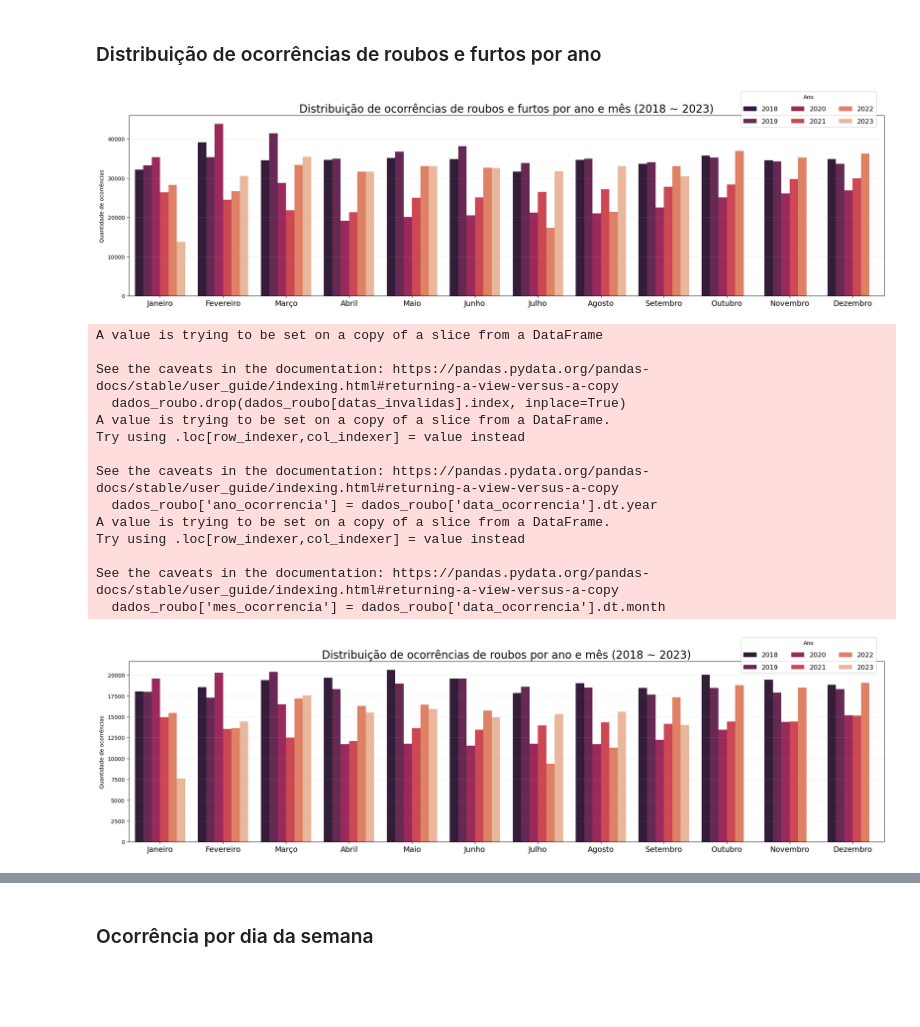
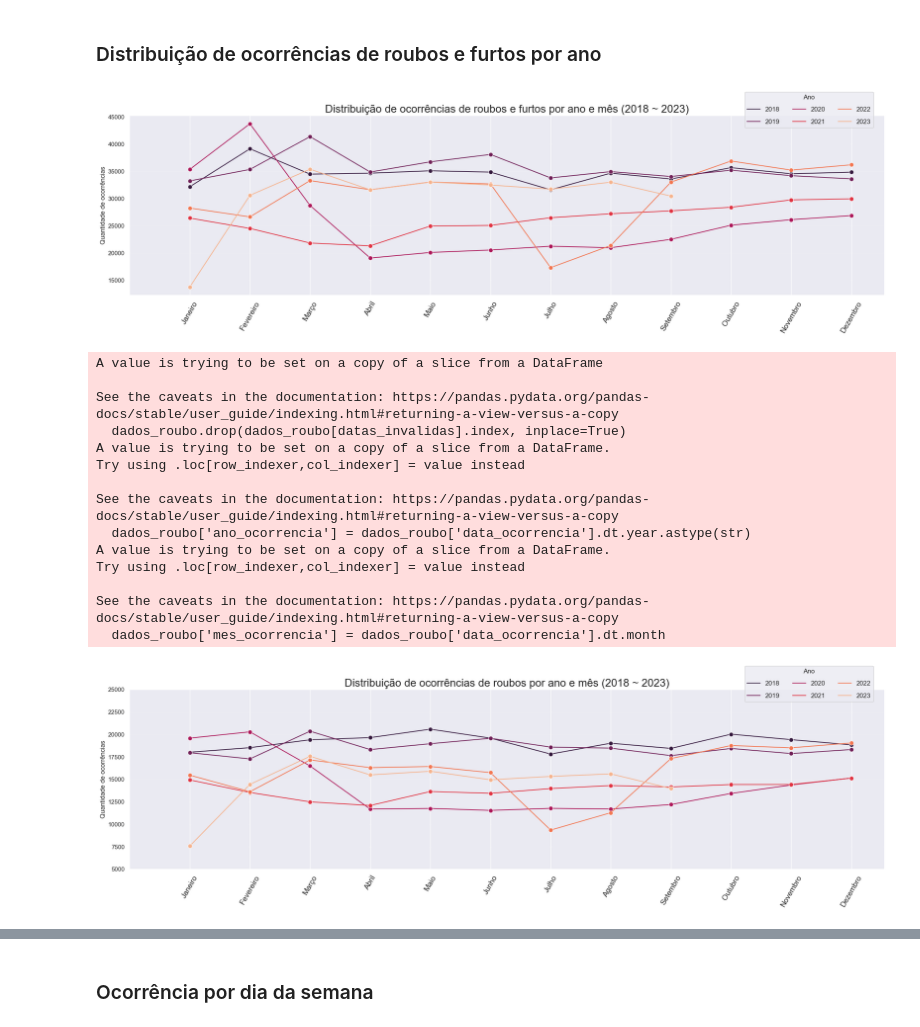
Before and after one commit to anderdot/previsao-crimes, a Jupyter notebook: Analises/Modelo Preditiva.ipynb, the cells around one changed output, grey strips where cells are left out. Drawn from its saved outputs; the diff is of its cells as text; code cells hidden in the pictures; blank space fills up the shorter version.

```diff
--- a/Analises/Modelo Preditiva.ipynb
+++ b/Analises/Modelo Preditiva.ipynb
@@ -355,33 +384,33 @@ fig.savefig('Graficos/comparativo_mensal_furto.png', transparent=False, dpi=300,
 ### Distribuição de ocorrências de roubos e furtos por ano
 # %%
 # Criando coluna anoOcorrencia.
-dados_ocorrencias['ano_ocorrencia'] = dados_ocorrencias['data_ocorrencia'].dt.year
+dados_ocorrencias['ano_ocorrencia'] = dados_ocorrencias['data_ocorrencia'].dt.year.astype(str)
 dados_ocorrencias['mes_ocorrencia'] = dados_ocorrencias['data_ocorrencia'].dt.month
 
 # Agrupando os dados por mês e ano e contando as ocorrências.
 ocorrencias_por_mes = dados_ocorrencias.groupby([dados_ocorrencias['ano_ocorrencia'], dados_ocorrencias['mes_ocorrencia']]).size().reset_index(name='contagem')
 
 # Gerando o gráfico de linha.
 fig, ax = plt.subplots(figsize=(25,6))
-sns.barplot(x='mes_ocorrencia', y='contagem', hue='ano_ocorrencia', data=ocorrencias_por_mes, palette='rocket')
+sns.lineplot(x='mes_ocorrencia', y='contagem', hue='ano_ocorrencia', marker='o', markersize=8, data=ocorrencias_por_mes, palette='rocket')
 ax.set_title('Distribuição de ocorrências de roubos e furtos por ano e mês (2018 ~ 2023)', loc='center', fontsize=20)
 ax.set(xlabel='', ylabel='Quantidade de ocorrências')
-ax.set_xticks(range(0,12))
-ax.set_xticklabels(['Janeiro', 'Fevereiro', 'Março', 'Abril', 'Maio', 'Junho', 'Julho', 'Agosto', 'Setembro', 'Outubro', 'Novembro', 'Dezembro'], fontsize=14)
+ax.set_xticks(range(0,13))
+ax.set_xticklabels(['','Janeiro', 'Fevereiro', 'Março', 'Abril', 'Maio', 'Junho', 'Julho', 'Agosto', 'Setembro', 'Outubro', 'Novembro', 'Dezembro'], fontsize=14, rotation=60)
 ax.grid(axis='y', alpha=0.2)
 ax.legend(title='Ano',
           loc=9,
           bbox_to_anchor=(0.9,1.15),
           labelspacing=1,
           ncol=3, fontsize=12)
 fig = plt.gcf()
 plt.show()
 
 
 # Salvando o gráfico na pasta Graficos.
 fig.savefig('Graficos/quantidade_ocorrencias_ano_mes.png', transparent=False, dpi=300, bbox_inches='tight')
 # %% [output]
-[figure, old version]
+[figure, new version]
 # %%
 # Filtrando as ocorrências a partir do 2018-01-01 em diante.
 datas_invalidas = (dados_roubo['data_ocorrencia'] < '2018-01-01')
@@ -389,7 +418,7 @@ dados_roubo.drop(dados_roubo[datas_invalidas].index, inplace=True)
 dados_roubo.reset_index(drop=True, inplace= True)
 
 # Criando coluna anoOcorrencia.
-dados_roubo['ano_ocorrencia'] = dados_roubo['data_ocorrencia'].dt.year
+dados_roubo['ano_ocorrencia'] = dados_roubo['data_ocorrencia'].dt.year.astype(str)
 dados_roubo['mes_ocorrencia'] = dados_roubo['data_ocorrencia'].dt.month
 
 # Agrupando os dados por mês e ano e contando as ocorrências.
@@ -397,11 +426,12 @@ ocorrencias_por_mes = dados_roubo.groupby([dados_roubo['ano_ocorrencia'], dados_
 
 # Gerando o gráfico de linha.
 fig, ax = plt.subplots(figsize=(25,6))
-sns.barplot(x='mes_ocorrencia', y='contagem', hue='ano_ocorrencia', data=ocorrencias_por_mes, palette='rocket')
+sns.lineplot(x='mes_ocorrencia', y='contagem', hue='ano_ocorrencia', marker='o', markersize=8, data=ocorrencias_por_mes, palette='rocket')
 ax.set_title('Distribuição de ocorrências de roubos por ano e mês (2018 ~ 2023)', loc='center', fontsize=20)
 ax.set(xlabel='', ylabel='Quantidade de ocorrências')
-ax.set_xticks(range(0,12))
-ax.set_xticklabels(['Janeiro', 'Fevereiro', 'Março', 'Abril', 'Maio', 'Junho', 'Julho', 'Agosto', 'Setembro', 'Outubro', 'Novembro', 'Dezembro'], fontsize=14)
+ax.set_xticks(range(0,13))
+ax.set_xticklabels(['','Janeiro', 'Fevereiro', 'Março', 'Abril', 'Maio', 'Junho', 'Julho', 'Agosto', 'Setembro', 'Outubro', 'Novembro', 'Dezembro'], fontsize=14, rotation=60)
+ax.set_ylim(5000, 25000)
 ax.grid(axis='y', alpha=0.2)
 ax.legend(title='Ano',
           loc=9,
@@ -423,13 +453,13 @@ A value is trying to be set on a copy of a slice from a DataFrame.
 Try using .loc[row_indexer,col_indexer] = value instead
 
 See the caveats in the documentation: https://pandas.pydata.org/pandas-docs/stable/user_guide/indexing.html#returning-a-view-versus-a-copy
-  dados_roubo['ano_ocorrencia'] = dados_roubo['data_ocorrencia'].dt.year
+  dados_roubo['ano_ocorrencia'] = dados_roubo['data_ocorrencia'].dt.year.astype(str)
 A value is trying to be set on a copy of a slice from a DataFrame.
 Try using .loc[row_indexer,col_indexer] = value instead
 
 See the caveats in the documentation: https://pandas.pydata.org/pandas-docs/stable/user_guide/indexing.html#returning-a-view-versus-a-copy
   dados_roubo['mes_ocorrencia'] = dados_roubo['data_ocorrencia'].dt.month
-[figure, old version]
+[figure, new version]
 # %%
 # Filtrando as ocorrências a partir do 2018-01-01 em diante.
 datas_invalidas = (dados_furto['data_ocorrencia'] < '2018-01-01')
```
Also changed, not shown: parts of 24 cells of this notebook, 20 other files.
